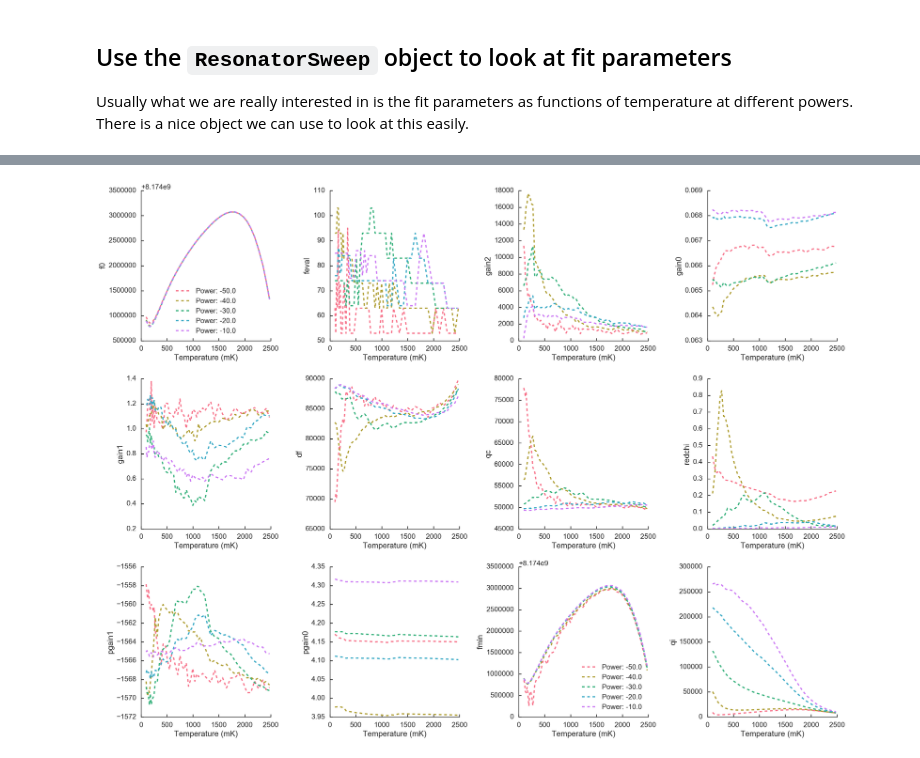
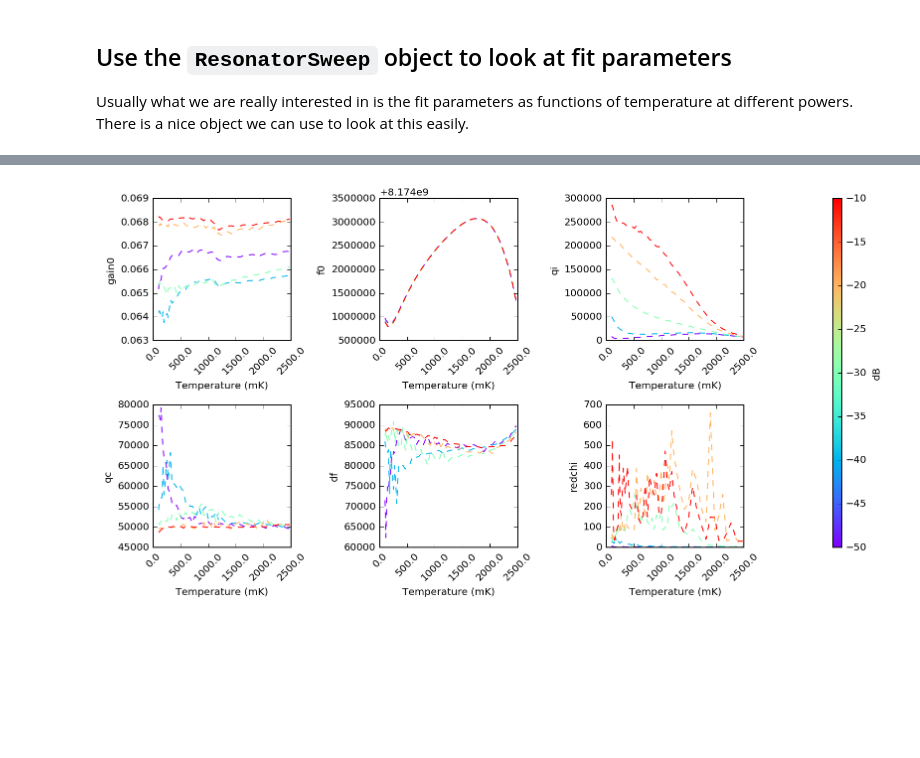
Before and after one commit to FaustinCarter/scraps, a Jupyter notebook: Example2-LotsOfData.ipynb, the cells around one changed output, grey strips where cells are left out. Drawn from its saved outputs; the diff is of its cells as text; code cells hidden in the pictures; blank space fills up the shorter version.

```diff
--- a/Example2-LotsOfData.ipynb
+++ b/Example2-LotsOfData.ipynb
@@ -195,14 +142,9 @@ redchi
-# %%
-#Now let's make a plot of all the parameters!
-
-#Colors again!
-sns.set_palette(sns.color_palette("husl", len(resSweep.pvec)))
-
-#Plot everything except for a couple keys
-figS = resSweep.plotParamsVsTemp(keysToIgnore=['Ioffset', 'Qoffset', 'chisq'])
-
-sns.despine()
-figS.tight_layout()
-# %% [output]
-[figure, removed]
+# %%
+#Now let's make a plot of some of the parameters!
+
+figS = pr.plotResSweepParamsVsTemp(resSweep,
+                                   plot_keys=['gain0', 'f0', 'qi', 'qc', 'df', 'redchi'],
+                                   num_cols = 3)
+# %% [output]
+[figure, added]
 # %%
```
Also changed, not shown: parts of 10 cells of this notebook, 4 other files.
